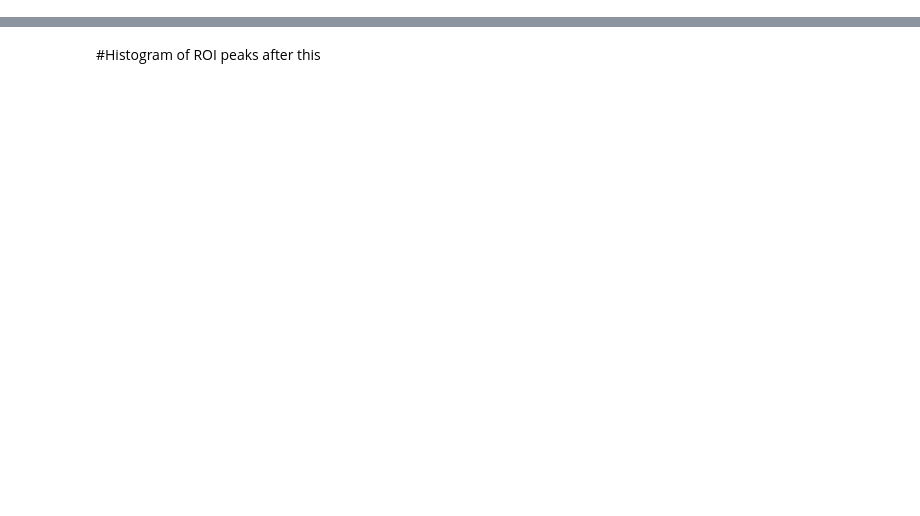
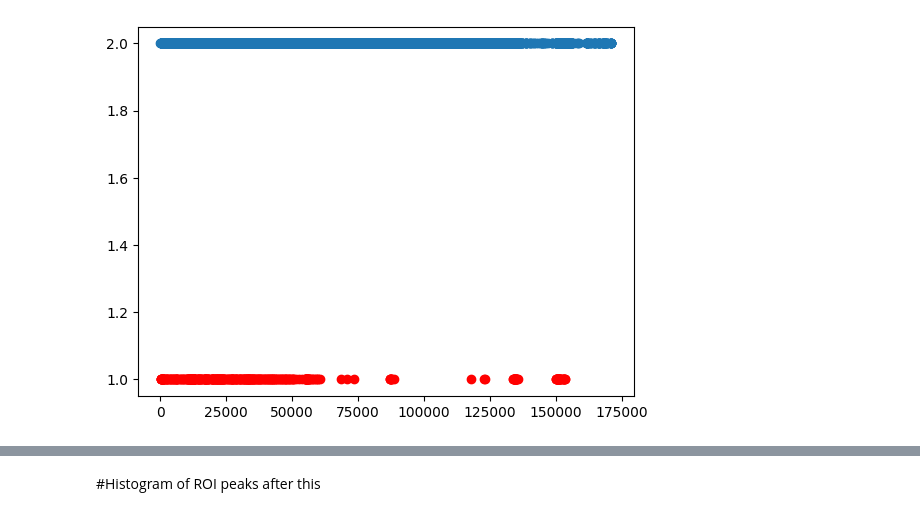
Before and after one commit to ashley-smart/PER-processing, a Jupyter notebook: testing_PER_behavior_623.ipynb, the cells around one changed output, grey strips where cells are left out. Saved outputs shown, nothing was run; the diff lists cells and outputs as text; code cells hidden in the pictures; blank space fills up the shorter version.

```diff
--- a/testing_PER_behavior_623.ipynb
+++ b/testing_PER_behavior_623.ipynb
@@ -392,8 +520,10 @@ plt.show()
 # %%
 plt.scatter(dlc_filtered_peaks, np.ones(len(dlc_filtered_peaks)), color = 'red')
 plt.scatter(roi_peaks, np.ones(len(roi_peaks))*2)
-plt.xlim(25000,50000)
+#plt.xlim(25000,50000)
 plt.show()
+# %% [output]
+[figure, added]
 # %%
 ## FIGURE OUT THE FRAMERATE OF THE VIDEO!
 
```
Also changed, not shown: parts of 7 cells of this notebook, 3 other files.
